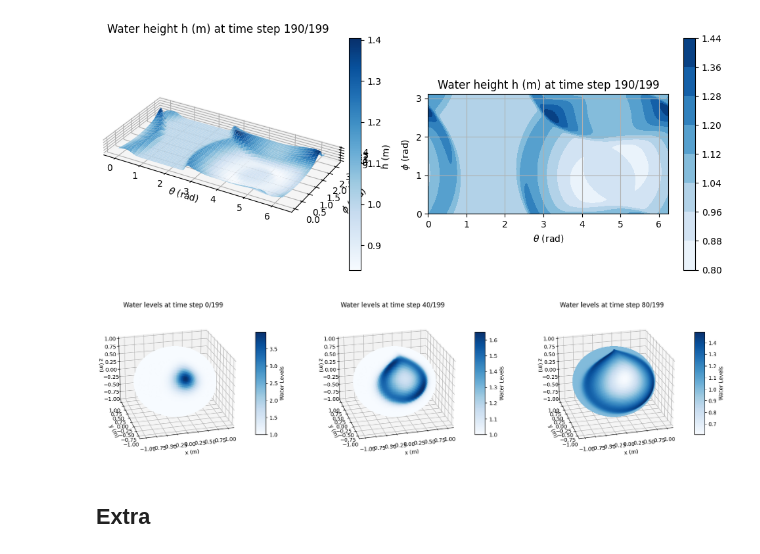
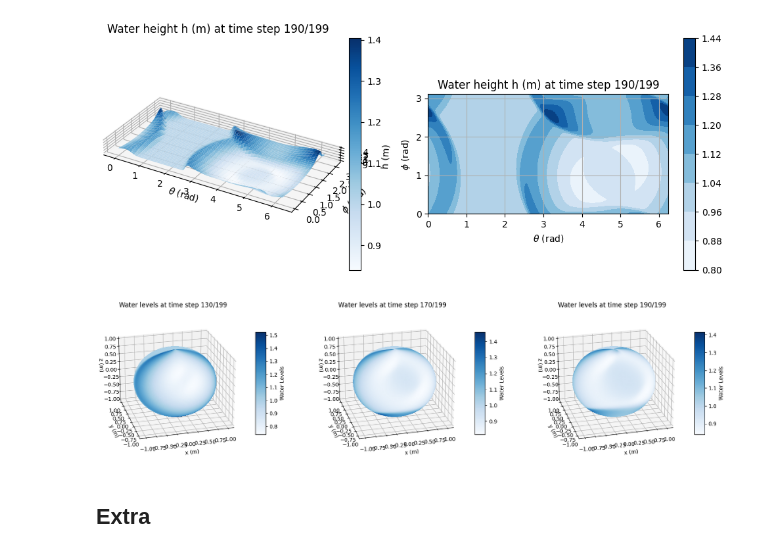
Before and after one commit to MelissaJessen/Shallow-Water-Equations, a Jupyter notebook: SWE-spherical-FVM.ipynb, the cells around one changed output. Cells and saved outputs as stored; diff of their text form; code cells hidden in the pictures.

```diff
--- a/SWE-spherical-FVM.ipynb
+++ b/SWE-spherical-FVM.ipynb
@@ -173,0 +199,26 @@ def plot_initial_condition_simple(theta, phi, H):
+# %%
+# Create grid of latitude (phi) and longitude (theta)
+phi, theta = np.mgrid[-np.pi/2:np.pi/2:100j, 0:2*np.pi:200j]  # phi: latitude, theta: longitude
+
+# Convert to cartesian coordinates (optional, for comparison with 3D)
+x = np.sin(phi) * np.cos(theta)
+y = np.sin(phi) * np.sin(theta)
+z = np.cos(phi)
+
+# Map to Mollweide projection
+#longitude = theta # Keep range
+longitude = theta - np.pi  # Shift range to [-π, π]
+#latitude = phi - np.pi / 2  # Shift range to [-π/2, π/2]
+latitude = phi
+
+# Plot the Mollweide projection
+fig = plt.figure(figsize=(10, 5))
+ax = fig.add_subplot(111, projection="mollweide")
+
+# Convert latitude and longitude to radians for Mollweide
+ax.pcolormesh(longitude, latitude, z, shading='auto', cmap='Blues')  # Color by z-values
+ax.grid(True)
+ax.set_xlabel("Longitude")
+ax.set_ylabel("Latitude")
+ax.set_title("Mollweide Projection")
+plt.show()
@@ -406,15 +503,15 @@ def plot_sphere_timesteps(Q_all, X, Y, Z, idx):
 # %%
 r = 1
 
 # Convert to Cartesian coordinates
 X = r * np.sin(PHI) * np.cos(THETA)
 Y = r * np.sin(PHI) * np.sin(THETA)
 Z = r * np.cos(PHI)
 
-idx = [0, 40, 80]  # Example: three subplots with different timesteps
+idx = [130, 170, 190]  # Example: three subplots with different timesteps
 plot_sphere_timesteps(Q_all, X, Y, Z, idx)
 # %% [output]
-[figure, old version]
+[figure, new version]
 # %%
 num_frames = len(Q_all)
 
```
Also changed, not shown: parts of 6 cells of this notebook, 2 other files.
